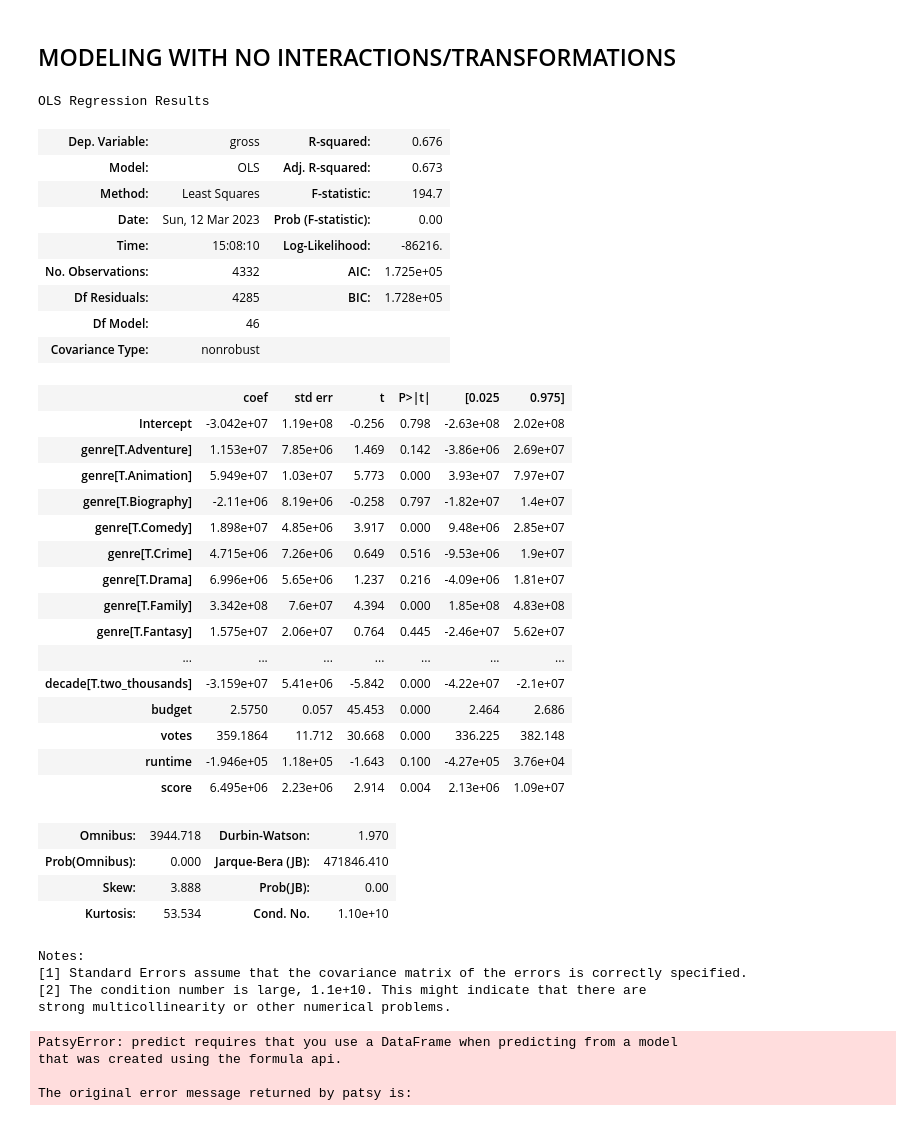
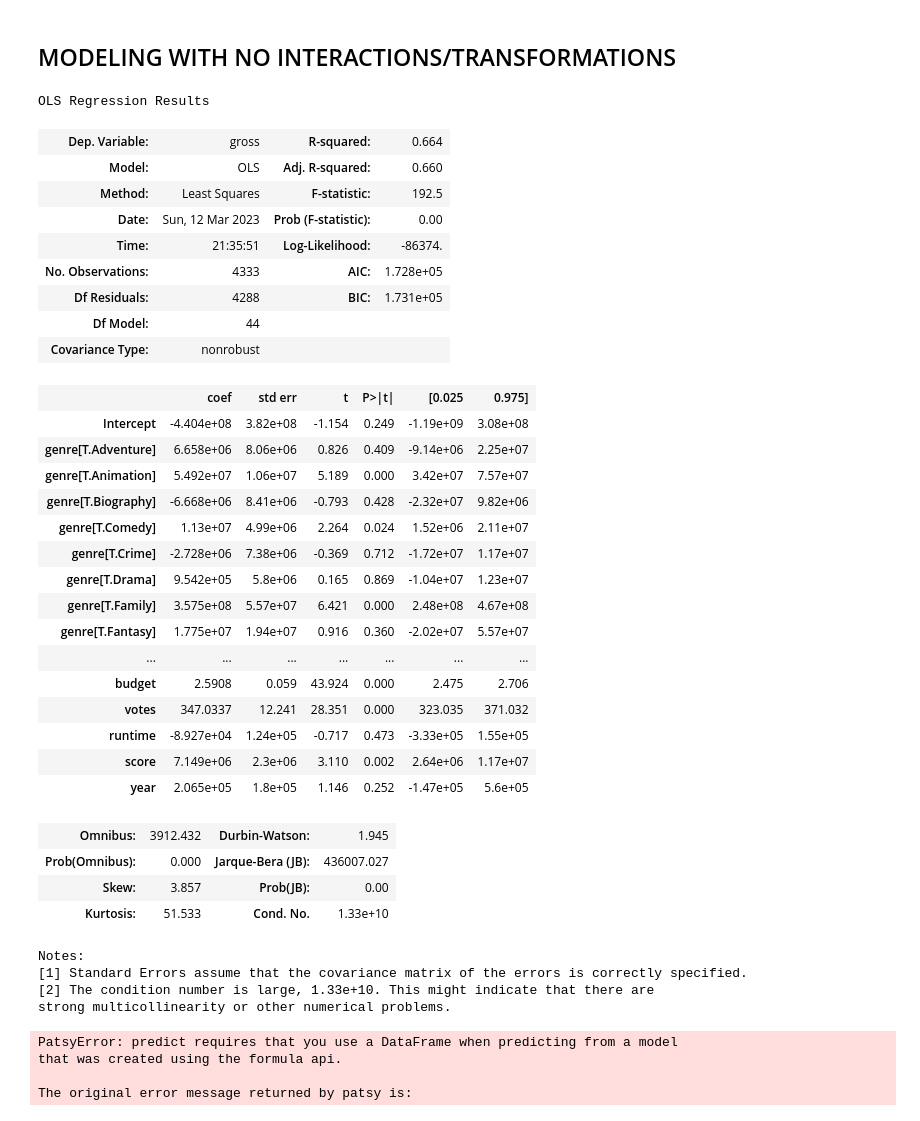
Before and after one commit to isabelgabrielaknight/final-project-303-2, a Jupyter notebook: final_model.ipynb, the cells around one changed output. Drawn from its saved outputs; the diff is of its cells as text; code cells hidden in the pictures.

```diff
--- a/final_model.ipynb
+++ b/final_model.ipynb
@@ -115,44 +117,44 @@ sns.lineplot(data = train, x = 'decade', y = 'gross')
 ## MODELING WITH NO INTERACTIONS/TRANSFORMATIONS
 # %%
 # the start of a model by hand - NO INTERACTIONS/TRANSFORMATIONS with only original variables (no 'decade')
-ols_object = smf.ols(formula = 'gross~+budget+genre+rating+votes+continent+runtime+month+score+decade', data = train)
+ols_object = smf.ols(formula = 'gross~budget+genre+rating+votes+continent+runtime+month+score+year', data = train)
 #ols_object = smf.ols(formula = 'gross~budget+votes+runtime+score+year+North_America+Europe+Asia+Oceania+South_America+Comedy+Action+Drama+Biography+Horror+Adventure+Crime+Animation+Fantasy+Thriller+Mystery+Sci_Fi+Family+Romance+PG_13+R+PG+Not_Rated+G+Unrated+X+NC_17+Approved', data = train)
 model = ols_object.fit()
 model.summary()
 # %% [output]
 OLS Regression Results
-| Dep. Variable: | gross | R-squared: | 0.676 |
-| Model: | OLS | Adj. R-squared: | 0.673 |
-| Method: | Least Squares | F-statistic: | 194.7 |
+| Dep. Variable: | gross | R-squared: | 0.664 |
+| Model: | OLS | Adj. R-squared: | 0.660 |
+| Method: | Least Squares | F-statistic: | 192.5 |
 | Date: | Sun, 12 Mar 2023 | Prob (F-statistic): | 0.00 |
-| Time: | 15:08:10 | Log-Likelihood: | -86216. |
-| No. Observations: | 4332 | AIC: | 1.725e+05 |
-| Df Residuals: | 4285 | BIC: | 1.728e+05 |
-| Df Model: | 46 |  |  |
+| Time: | 21:35:51 | Log-Likelihood: | -86374. |
+| No. Observations: | 4333 | AIC: | 1.728e+05 |
+| Df Residuals: | 4288 | BIC: | 1.731e+05 |
+| Df Model: | 44 |  |  |
 | Covariance Type: | nonrobust |  |  |
 |  | coef | std err | t | P>|t| | [0.025 | 0.975] |
-| Intercept | -3.042e+07 | 1.19e+08 | -0.256 | 0.798 | -2.63e+08 | 2.02e+08 |
-| genre[T.Adventure] | 1.153e+07 | 7.85e+06 | 1.469 | 0.142 | -3.86e+06 | 2.69e+07 |
-| genre[T.Animation] | 5.949e+07 | 1.03e+07 | 5.773 | 0.000 | 3.93e+07 | 7.97e+07 |
-| genre[T.Biography] | -2.11e+06 | 8.19e+06 | -0.258 | 0.797 | -1.82e+07 | 1.4e+07 |
-| genre[T.Comedy] | 1.898e+07 | 4.85e+06 | 3.917 | 0.000 | 9.48e+06 | 2.85e+07 |
-| genre[T.Crime] | 4.715e+06 | 7.26e+06 | 0.649 | 0.516 | -9.53e+06 | 1.9e+07 |
-| genre[T.Drama] | 6.996e+06 | 5.65e+06 | 1.237 | 0.216 | -4.09e+06 | 1.81e+07 |
-| genre[T.Family] | 3.342e+08 | 7.6e+07 | 4.394 | 0.000 | 1.85e+08 | 4.83e+08 |
-| genre[T.Fantasy] | 1.575e+07 | 2.06e+07 | 0.764 | 0.445 | -2.46e+07 | 5.62e+07 |
+| Intercept | -4.404e+08 | 3.82e+08 | -1.154 | 0.249 | -1.19e+09 | 3.08e+08 |
+| genre[T.Adventure] | 6.658e+06 | 8.06e+06 | 0.826 | 0.409 | -9.14e+06 | 2.25e+07 |
+| genre[T.Animation] | 5.492e+07 | 1.06e+07 | 5.189 | 0.000 | 3.42e+07 | 7.57e+07 |
+| genre[T.Biography] | -6.668e+06 | 8.41e+06 | -0.793 | 0.428 | -2.32e+07 | 9.82e+06 |
+| genre[T.Comedy] | 1.13e+07 | 4.99e+06 | 2.264 | 0.024 | 1.52e+06 | 2.11e+07 |
+| genre[T.Crime] | -2.728e+06 | 7.38e+06 | -0.369 | 0.712 | -1.72e+07 | 1.17e+07 |
+| genre[T.Drama] | 9.542e+05 | 5.8e+06 | 0.165 | 0.869 | -1.04e+07 | 1.23e+07 |
+| genre[T.Family] | 3.575e+08 | 5.57e+07 | 6.421 | 0.000 | 2.48e+08 | 4.67e+08 |
+| genre[T.Fantasy] | 1.775e+07 | 1.94e+07 | 0.916 | 0.360 | -2.02e+07 | 5.57e+07 |
 | ... | ... | ... | ... | ... | ... | ... |
-| decade[T.two_thousands] | -3.159e+07 | 5.41e+06 | -5.842 | 0.000 | -4.22e+07 | -2.1e+07 |
-| budget | 2.5750 | 0.057 | 45.453 | 0.000 | 2.464 | 2.686 |
-| votes | 359.1864 | 11.712 | 30.668 | 0.000 | 336.225 | 382.148 |
-| runtime | -1.946e+05 | 1.18e+05 | -1.643 | 0.100 | -4.27e+05 | 3.76e+04 |
-| score | 6.495e+06 | 2.23e+06 | 2.914 | 0.004 | 2.13e+06 | 1.09e+07 |
+| budget | 2.5908 | 0.059 | 43.924 | 0.000 | 2.475 | 2.706 |
+| votes | 347.0337 | 12.241 | 28.351 | 0.000 | 323.035 | 371.032 |
+| runtime | -8.927e+04 | 1.24e+05 | -0.717 | 0.473 | -3.33e+05 | 1.55e+05 |
+| score | 7.149e+06 | 2.3e+06 | 3.110 | 0.002 | 2.64e+06 | 1.17e+07 |
+| year | 2.065e+05 | 1.8e+05 | 1.146 | 0.252 | -1.47e+05 | 5.6e+05 |
-| Omnibus: | 3944.718 | Durbin-Watson: | 1.970 |
-| Prob(Omnibus): | 0.000 | Jarque-Bera (JB): | 471846.410 |
-| Skew: | 3.888 | Prob(JB): | 0.00 |
-| Kurtosis: | 53.534 | Cond. No. | 1.10e+10 |
+| Omnibus: | 3912.432 | Durbin-Watson: | 1.945 |
+| Prob(Omnibus): | 0.000 | Jarque-Bera (JB): | 436007.027 |
+| Skew: | 3.857 | Prob(JB): | 0.00 |
+| Kurtosis: | 51.533 | Cond. No. | 1.33e+10 |
 Notes:
 [1] Standard Errors assume that the covariance matrix of the errors is correctly specified.
-[2] The condition number is large, 1.1e+10. This might indicate that there are
+[2] The condition number is large, 1.33e+10. This might indicate that there are
 strong multicollinearity or other numerical problems.
 # %%
 #Plotting residuals vs fitted values
```
Also changed, not shown: parts of 1 cell of this notebook.
